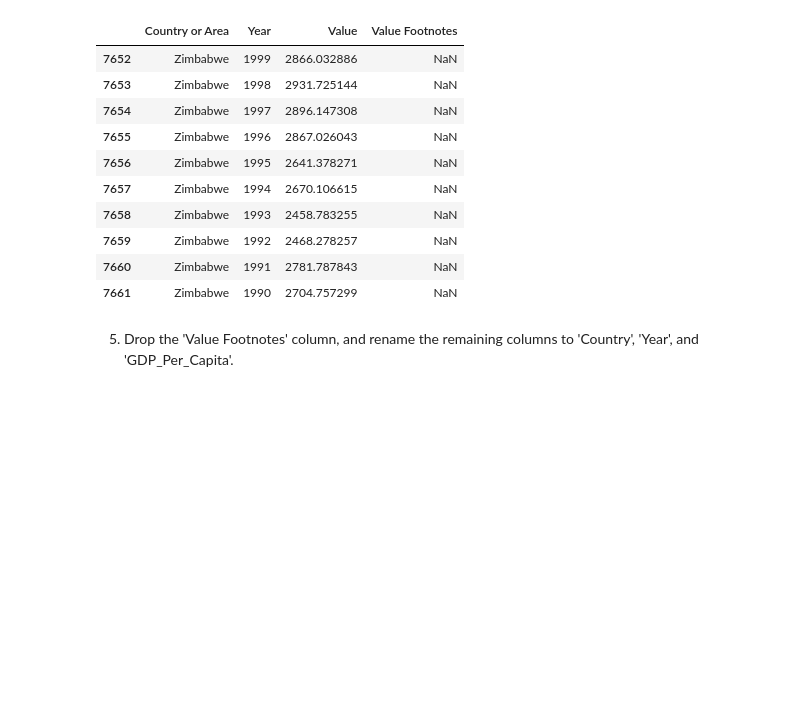
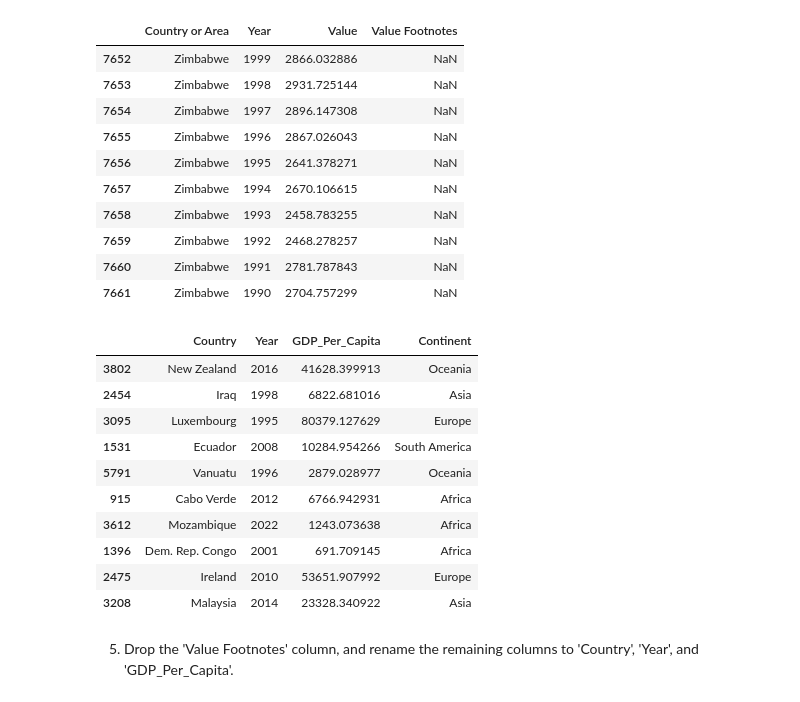
Before and after one commit to nss-data-science-cohort-8/un-exploration-vickitaylor, a Jupyter notebook: notebooks/un_data_exploration.ipynb, the cells around one changed output. Cells and saved outputs as stored; diff of their text form; code cells hidden in the pictures; blank space fills up the shorter version.

```diff
--- a/notebooks/un_data_exploration.ipynb
+++ b/notebooks/un_data_exploration.ipynb
@@ -62,6 +62,21 @@ gdp_df.tail(10)
 | 7659 | Zimbabwe | 1992 | 2468.278257 | NaN |
 | 7660 | Zimbabwe | 1991 | 2781.787843 | NaN |
 | 7661 | Zimbabwe | 1990 | 2704.757299 | NaN |
+# %%
+gdp_df.sample(10)
+# pulls a random sample of rows from the dataframe
+# %% [output]
+|  | Country | Year | GDP_Per_Capita | Continent |
+| 3802 | New Zealand | 2016 | 41628.399913 | Oceania |
+| 2454 | Iraq | 1998 | 6822.681016 | Asia |
+| 3095 | Luxembourg | 1995 | 80379.127629 | Europe |
+| 1531 | Ecuador | 2008 | 10284.954266 | South America |
+| 5791 | Vanuatu | 1996 | 2879.028977 | Oceania |
+| 915 | Cabo Verde | 2012 | 6766.942931 | Africa |
+| 3612 | Mozambique | 2022 | 1243.073638 | Africa |
+| 1396 | Dem. Rep. Congo | 2001 | 691.709145 | Africa |
+| 2475 | Ireland | 2010 | 53651.907992 | Europe |
+| 3208 | Malaysia | 2014 | 23328.340922 | Asia |
 # %% [markdown]
 5. Drop the 'Value Footnotes' column, and rename the remaining columns to 'Country', 'Year', and 'GDP_Per_Capita'.
 # %%
```
Also changed, not shown: parts of 14 cells of this notebook.
